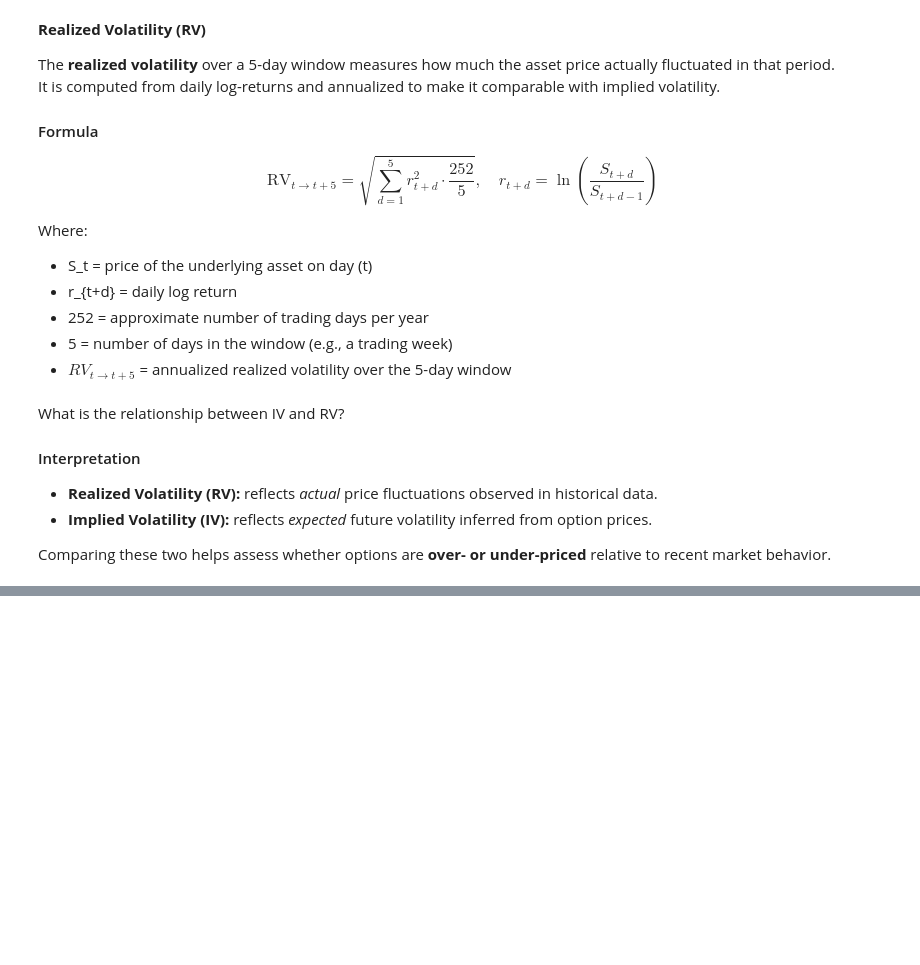
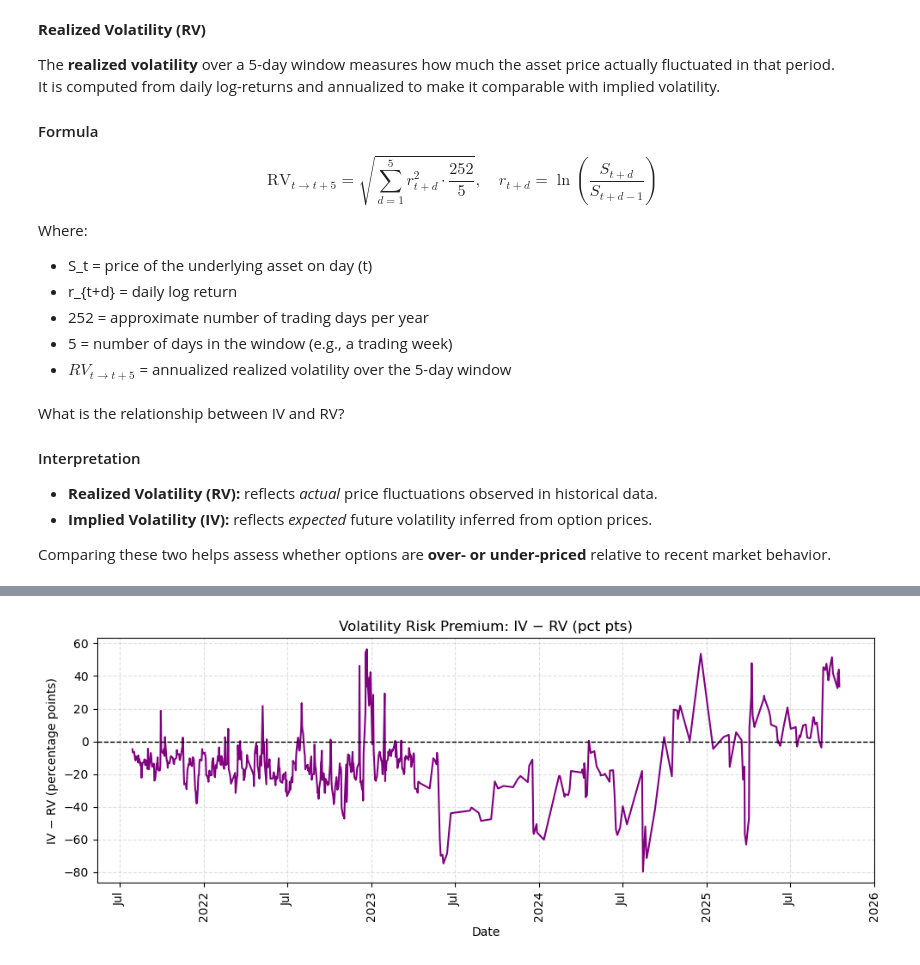
Before and after one commit to Chidubem5/Erdos_Africa, a Jupyter notebook: main.ipynb, the cells around one changed output, grey strips where cells are left out. Saved outputs shown, nothing was run; the diff lists cells and outputs as text; code cells hidden in the pictures; blank space fills up the shorter version.

```diff
--- a/main.ipynb
+++ b/main.ipynb
@@ -300,0 +360,28 @@ State factors that impact the Naira
+# %%
+df_merged["VRP"] = df_merged[iv_col] - df_merged["RV_5d_pct"]
+
+fig, ax = plt.subplots(figsize=(10,4))
+ax.plot(df_merged["Date"], df_merged["VRP"], color="purple")
+ax.axhline(0, color="black", linestyle="--", linewidth=1)
+ax.set_title("Volatility Risk Premium: IV − RV (pct pts)")
+ax.set_ylabel("IV − RV (percentage points)")
+ax.set_xlabel("Date")
+
+locator = mdates.AutoDateLocator()
+ax.xaxis.set_major_locator(locator)
+ax.xaxis.set_major_formatter(mdates.ConciseDateFormatter(locator))
+plt.setp(ax.get_xticklabels(), rotation=90, ha="center")
+
+ax.grid(True, linestyle="--", alpha=0.4)
+plt.tight_layout()
+plt.show()
+
+# VRP=Implied Volatility−Realized Volatility
+# The difference tells you how much extra volatility the market prices in — basically, how much “fear premium” or insurance cost traders are willing to pay for protection.
+# Positive (IV > RV) means options are expensive so market is overpricing risk, investors are paying a volatility premium for protection
+# Negative (IV < RV) means options are cheap so market is underpricing risk, Market is underpricing risk, actual volatility exceeded expectations
+
+#Selling volatility (e.g., selling options) profits from positive VRP on average.
+#Buying volatility (long options) benefits from negative VRP periods.
+# %% [output]
+[figure, added]
```
Also changed, not shown: parts of 13 cells of this notebook.
